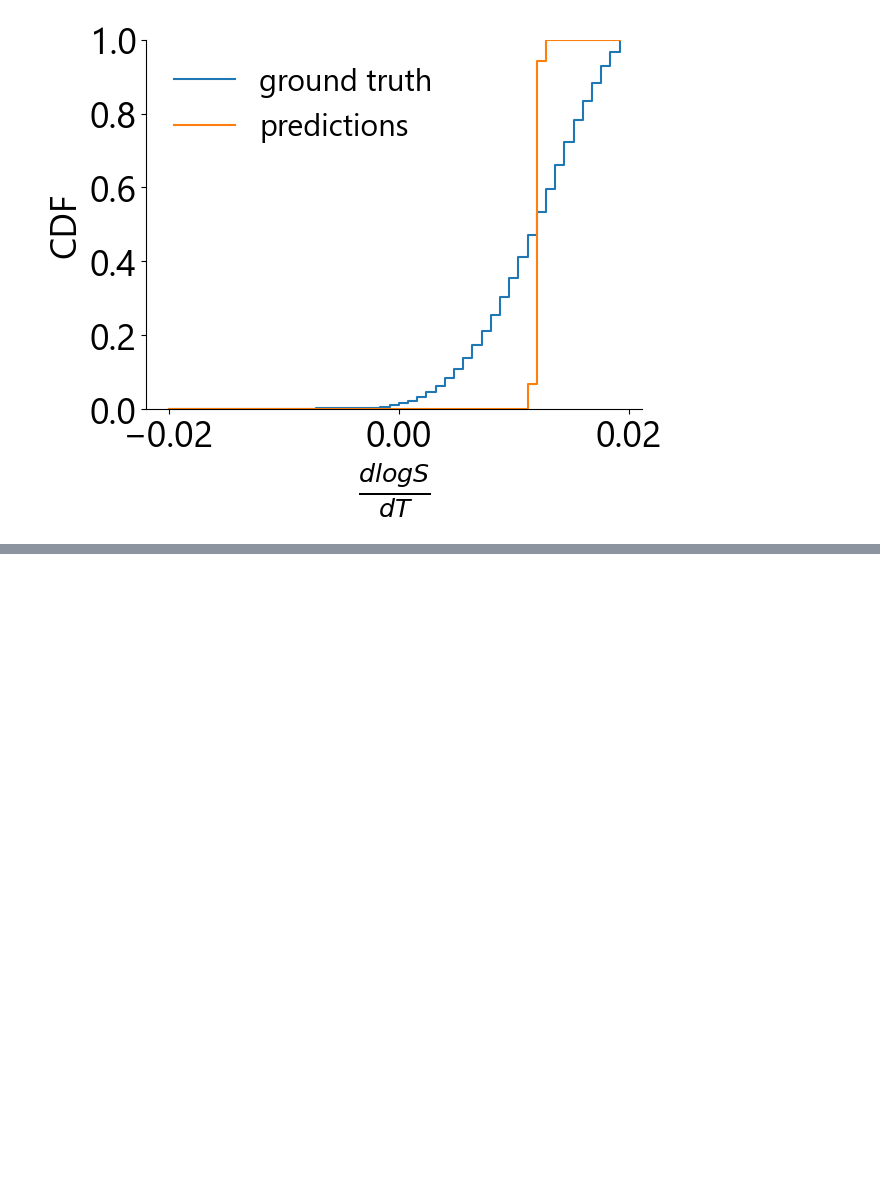
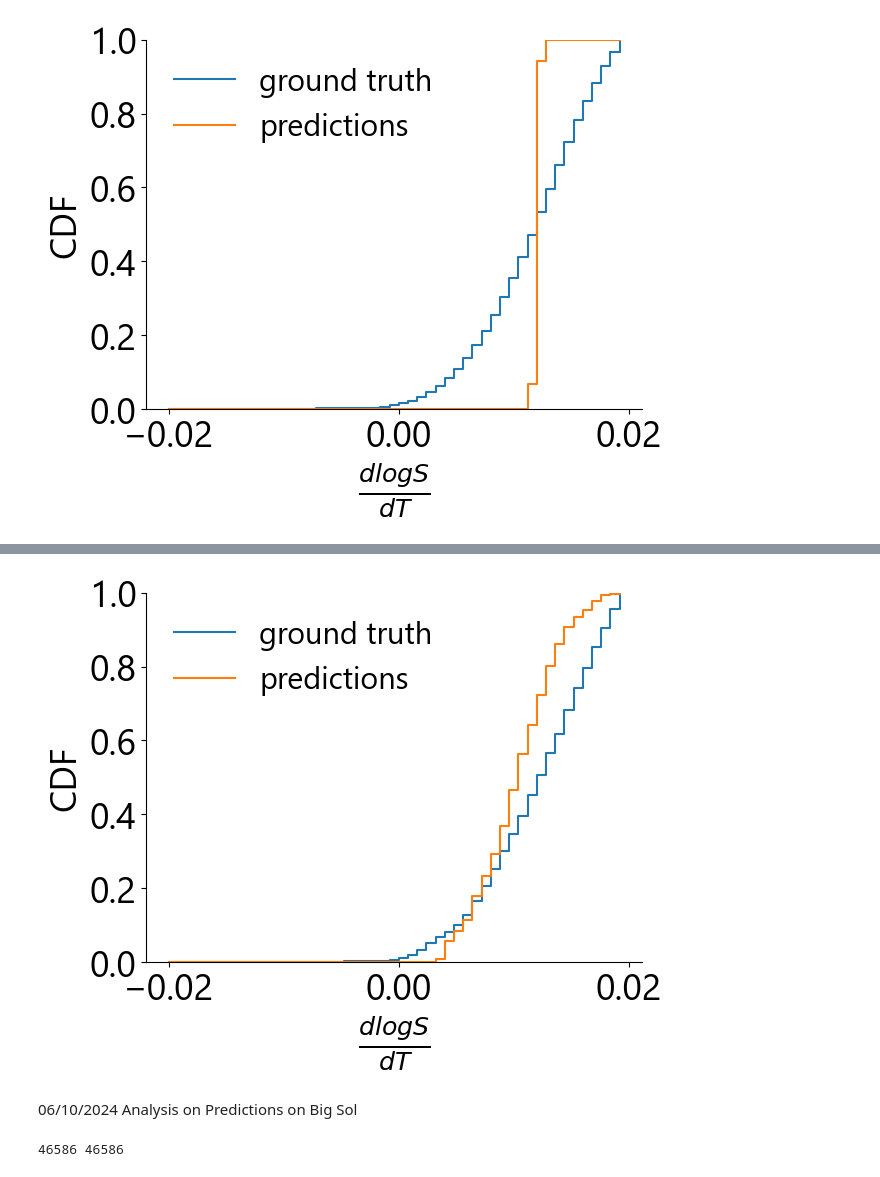
Before and after one commit to JacksonBurns/fastsolv, a Jupyter notebook: temperature_gradients.ipynb, the cells around one changed output, grey strips where cells are left out. Drawn from its saved outputs; the diff is of its cells as text; code cells hidden in the pictures; blank space fills up the shorter version.

```diff
--- a/temperature_gradients.ipynb
+++ b/temperature_gradients.ipynb
@@ -286,0 +394,34 @@ plt.show()
+# %%
+import numpy as np
+import matplotlib.pyplot as plt
+
+# Compute histograms
+true_grads_binned, true_grad_bins = np.histogram(true_grads, bins=50, range = (-0.02, 0.02))
+pred_grads_binned, pred_grad_bins = np.histogram(pred_grads, bins=50, range = (-0.02, 0.02)
+)
+
+# Compute the CDF
+true_grads_cdf = np.cumsum(true_grads_binned) / np.sum(true_grads_binned)
+pred_grads_cdf = np.cumsum(pred_grads_binned) / np.sum(pred_grads_binned)
+
+# Create the plot
+plt.figure(figsize=[6.4, 4.8])
+ax1 = plt.gca()
+
+# Plot the CDFs as step plots
+ax1.step(true_grad_bins[:-1], true_grads_cdf, where='post', label='ground truth')
+ax1.step(pred_grad_bins[:-1], pred_grads_cdf, where='post', label='predictions')
+
+# Set axis limits
+ax1.set_ylim([0, 1])
+ax1.set_ylabel("CDF")
+ax1.set_xlabel(r"$\frac{dlogS}{dT}$")
+ax1.legend(prop={'size': 22}, loc='upper left', frameon=False)
+ax1.spines[['right', 'top']].set_visible(False)
+
+# Show the plot
+plt.show()
+# %% [output]
+[figure, added]
+# %% [markdown]
+06/10/2024 Analysis on Predictions on Big Sol
@@ -286,0 +454,12 @@ plt.show()
+# %%
+true_grads_bigsol = true_grads_bigsol[~np.isnan(true_grads_bigsol)]
+true_grads_bigsol = true_grads_bigsol[~np.isinf(true_grads_bigsol)]
+#true_grads[true_grads > 1e308] = 0
+
+pred_grads_bigsol = pred_grads_bigsol[~np.isnan(pred_grads_bigsol)]
+pred_grads_bigsol = pred_grads_bigsol[~np.isinf(pred_grads_bigsol)]
+#pred_grads[pred_grads > 1e308] = 0
+
+print(len(true_grads_bigsol), len(pred_grads_bigsol))
+# %% [output]
+46586 46586
```
Also changed, not shown: parts of 19 cells of this notebook.
